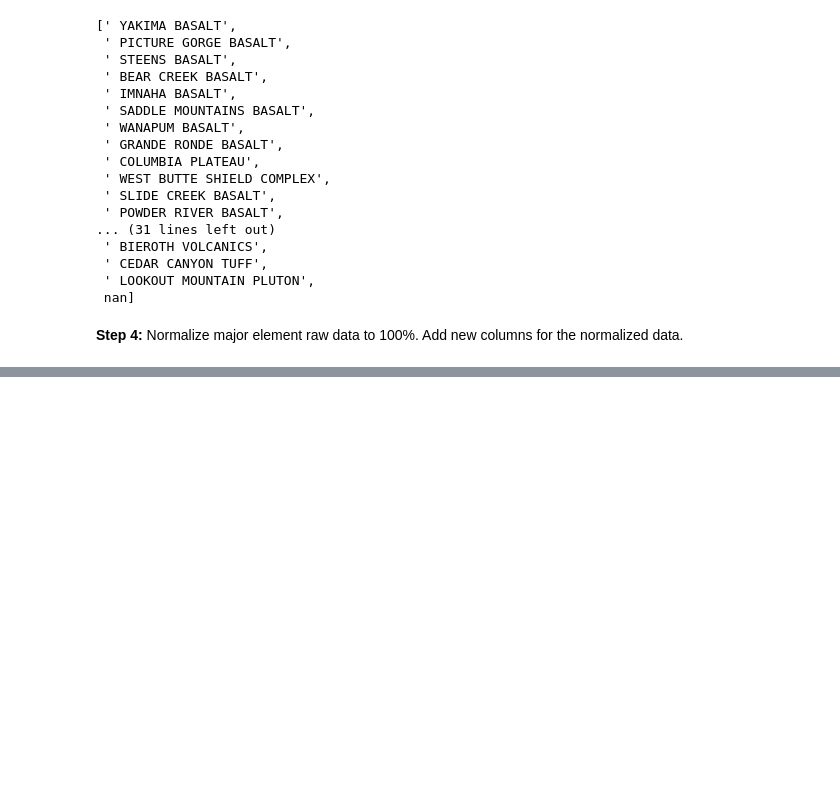
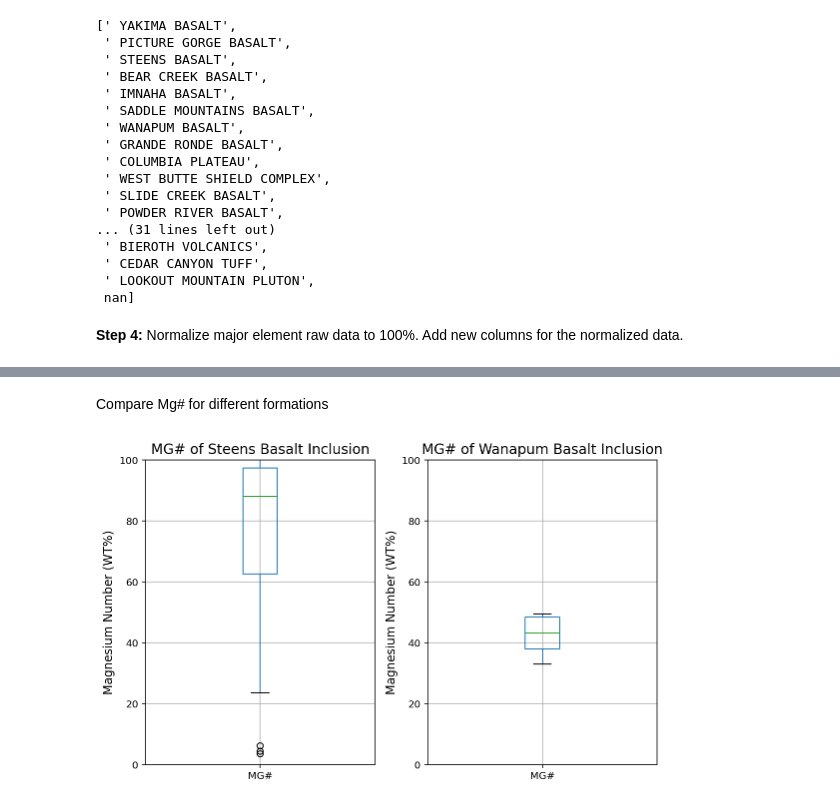
Before and after one commit to lhlinka/rces-final-project, a Jupyter notebook: finalproject.ipynb, the cells around one changed output, grey strips where cells are left out. Saved outputs shown, nothing was run; the diff lists cells and outputs as text; code cells hidden in the pictures; blank space fills up the shorter version.

```diff
--- a/finalproject.ipynb
+++ b/finalproject.ipynb
@@ -207,2 +115,0 @@ REE =
-# %%
-df['EU*'] =
@@ -245,0 +310,16 @@ ax[2].set_ylim(0,40);
+# %% [markdown]
+Compare Mg# for different formations
+# %%
+fig, ax= plt.subplots(ncols=2, figsize=(8,5), tight_layout = True)
+
+gb_inclusion.get_group(' STEENS BASALT').boxplot(column=['MG#'], ax=ax[0])
+ax[0].set_ylim(0,100)
+ax[0].set_ylabel('Magnesium Number (WT%)', fontsize = 12)
+ax[0].set_title('MG# of Steens Basalt Inclusion', fontsize = 14)
+
+gb_inclusion.get_group(' WANAPUM BASALT').boxplot(column=['MG#'], ax=ax[1])
+ax[1].set_ylim(0,100)
+ax[1].set_ylabel('Magnesium Number (WT%)', fontsize = 12)
+ax[1].set_title('MG# of Wanapum Basalt Inclusion', fontsize = 14);
+# %% [output]
+[figure, added]
```
Also changed, not shown: parts of 42 cells of this notebook.
